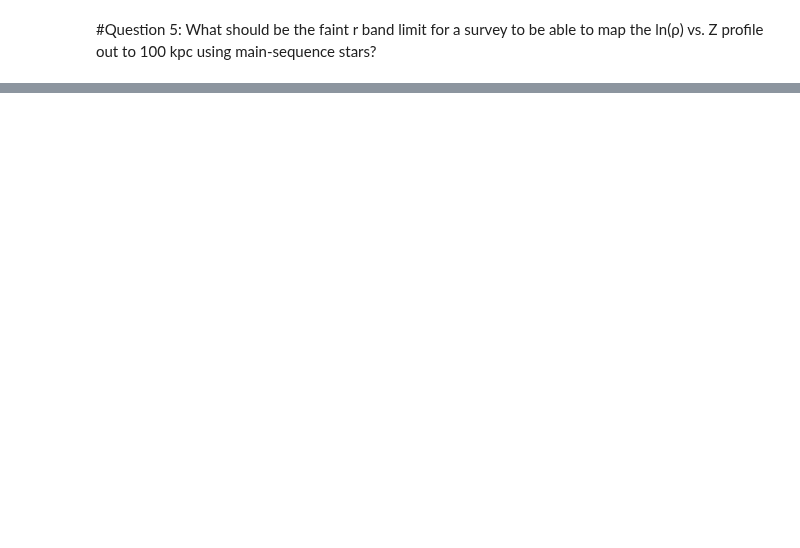
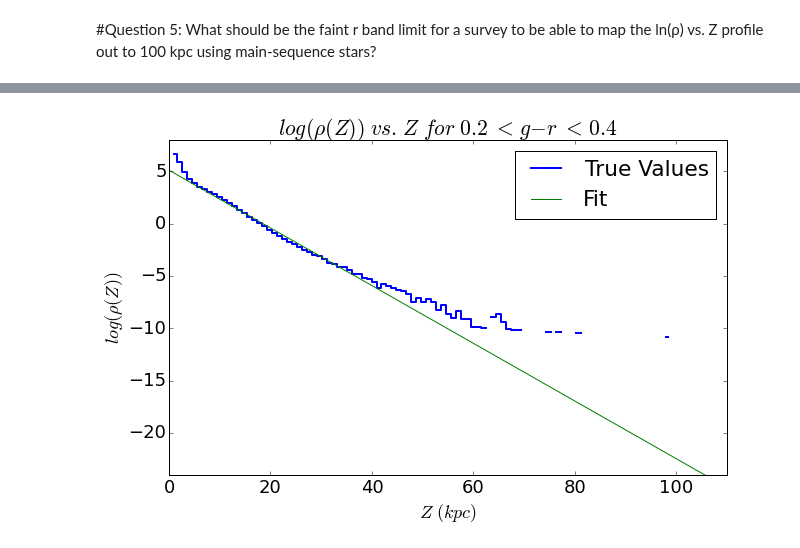
Before and after one commit to ivezic/Astr511, a Jupyter notebook: HW2015/Project1/ASTR511_HW1_Fleming.ipynb, the cells around one changed output, grey strips where cells are left out. Drawn from its saved outputs; the diff is of its cells as text; code cells hidden in the pictures; blank space fills up the shorter version.

```diff
--- a/HW2015/Project1/FlemingAstr511HW1Long.ipynb
+++ b/HW2015/Project1/ASTR511_HW1_Fleming.ipynb
@@ -457,0 +400,42 @@ kpc.
+# %%
+mask = np.logical_and(zBins > 4, zBins < 40)
+
+#rho, zBins correspond to the 0.2 < g-r < 0.4 data used in question 1.  Select the halo population from these stars, perform fit
+rhoHalo = rho[mask]
+zHalo = zBins[mask]
+
+#Perform fit
+m, b = np.polyfit(zHalo,np.log(rhoHalo),1)
+
+#Define a function to use for transforming coordinates/plotting
+def f(m,b,x):
+    return np.exp(m*x+b)
+
+#Compute volume element where omega = 1 degree
+omega = 1.0
+binSize = ((100.0*100.0*100.0) - (90.0*90.0*90.0))/3.0
+scale = np.pi/(180.0)
+V = omega*scale*binSize
+# %%
+#Produce comparison plot
+
+#Plot actual data
+plt.plot(zBins,np.log(rho),linestyle='steps-mid',linewidth=2,label='True Values')
+
+#Create fit points to plot
+x = np.linspace(0,110,1000)
+y = f(m,b,x)
+
+#Plot fit results
+plt.plot(x,np.log(y),label='Fit')
+
+#Style plot
+plt.xlim([0,110])
+plt.ylim([-24,8])
+plt.xlabel("$Z \ (kpc)$")
+plt.ylabel(r"$log(\rho(Z))$")
+plt.title(r"$log(\rho(Z)) \ vs. \ Z \ for \  0.2 \ < \ g-r \ < \ 0.4$")
+plt.legend()
+plt.show()
+# %% [output]
+[figure, added]
```
Also changed, not shown: parts of 22 cells of this notebook.
